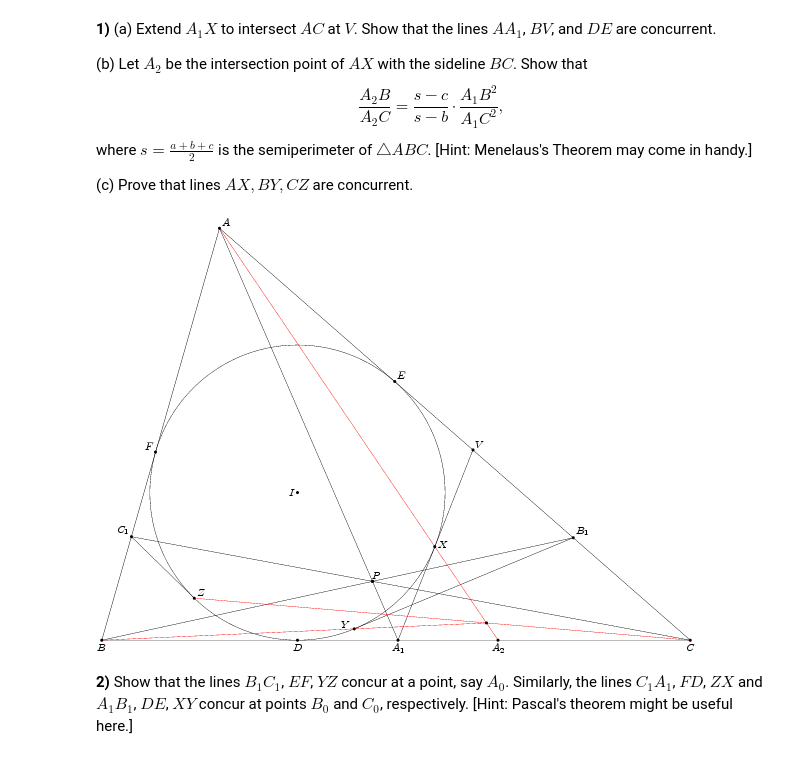
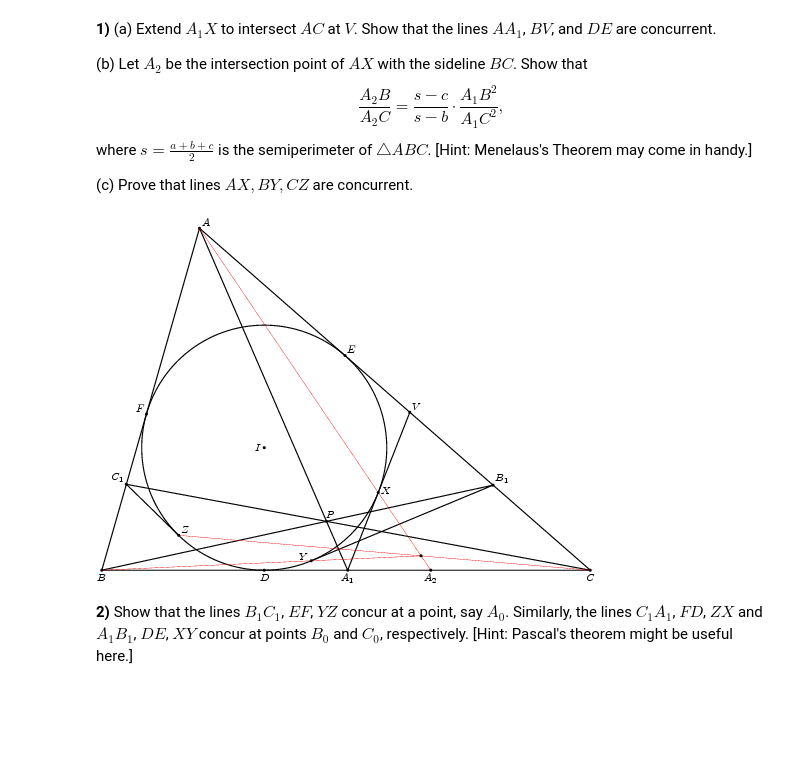
Before and after one commit to jrjohansson/ipython-asymptote, a Jupyter notebook: examples/pumac_power_round_2011.ipynb, the cells around one changed output. Cells and saved outputs as stored; diff of their text form; code cells hidden in the pictures; blank space fills up the shorter version.

```diff
--- a/examples/pumac_power_round_2011.ipynb
+++ b/examples/pumac_power_round_2011.ipynb
@@ -25,29 +66,26 @@ The following problems are taken from the 2011 Power Round of the [Princeton Uni
 $$\frac{A_2B}{A_2C} = \frac{s-c}{s-b} \cdot \frac{A_1B^2}{A_1C^2},$$ where $s = \frac{a + b + c}{2}$ is the semiperimeter of $\triangle ABC$. [Hint: Menelaus's Theorem may come in handy.]
 
 (c) Prove that lines $AX, BY, CZ$ are concurrent.
-# %%
-%%asy
-import cse5; import olympiad;
-size(600); pointpen = black; pathpen = linewidth(1); dotfactor = 7;
-pen darkgreen = linewidth(1), darkred = linewidth(1) + red;
-pair B = (0,0), C = (10,0), A = (2,7); path t = A--B--C--cycle, incirc = incircle(A,B,C);
-pair I = D(MP("I",incenter(A,B,C),W)), D = foot(I,B,C), E = foot(I,C,A), F = foot(I,A,B), P = (4.6,1);
-pair A1 = extension(B,C,A,P), B1 = extension(A,C,B,P), C1 = extension(A,B,C,P);
-pair X1 = reflect(I,A1)*D, Y1 = reflect(I,B1)*E, Z1 = reflect(I,C1)*F, P1 = extension(A,X1,B,Y1);
-pair V = extension(A1,X1,A,C), A2 = extension(A,X1,B,C);
-pair A0 = extension(Y1,Z1,E,F), B0 = extension(X1,Z1,D,F), C0 = extension(X1,Y1,D,E);
-pair R = (1.5*A + 3.5*C)/5, S = extension(A0,R,A,B), T = extension(C0,R,B,C);
-
-// Draw lines
-D(A--B--C--cycle); D(incircle(A,B,C)); D(A--A1--X1, darkgreen);
-D(B--B1--Y1, darkgreen); D(C--C1--Z1, darkgreen); D(P); D(A--P1--B, darkred);
-D(C--Z1, darkred); D(X1--V); D(P1--A2, darkred);
-
-// Label points
-D(MP("A",A,NE)); D(MP("B",B)); D(MP("C",C)); D(MP("D",D)); D(MP("E",E,NE)); D(MP("F",F,NW));
-D(MP("P",P,dir(60))); D(MP("X",X1,ENE)); D(MP("Y",Y1,1.4*dir(150))); D(MP("Z",Z1,NE)); D(P1);
-D(MP("A_1",A1)); D(MP("B_1",B1,NE)); D(MP("C_1",C1,NW)); D(MP("V",V,NE)); D(MP("A_2",A2));
-# %% [output]
-[figure, removed]
+# %%
+%%asy pumac_power_round_2011_config.asy
+size(500);
+
+/* Draw lines */
+D(A--A1--X1, darkgreen);
+D(B--B1--Y1, darkgreen);
+D(C--C1--Z1, darkgreen);
+D(A--P1--B, darkred);
+D(C--Z1, darkred);
+D(X1--V);
+D(P1--A2, darkred);
+
+/* Label points */
+D(MP("P",P,dir(60)));
+D(MP("D",D)); D(MP("E",E,NE)); D(MP("F",F,NW));
+D(MP("X",X1,ENE)); D(MP("Y",Y1,1.4*dir(150))); D(MP("Z",Z1,NE)); D(P1);
+D(MP("A_1",A1)); D(MP("B_1",B1,NE)); D(MP("C_1",C1,NW));
+D(MP("V",V,NE)); D(MP("A_2",A2));
+# %% [output]
+[figure, added]
 # %% [markdown]
 **2)** Show that the lines $B_1C_1$, $EF$, $YZ$ concur at a point, say $A_{0}$. Similarly, the lines $C_1A_1$, $FD$, $ZX$ and $A_1B_1$, $DE$, $XY$ concur at points $B_{0}$ and $C_{0}$, respectively. [Hint: Pascal's theorem might be useful here.]
```
Also changed, not shown: parts of 10 cells of this notebook, 3 other files.
